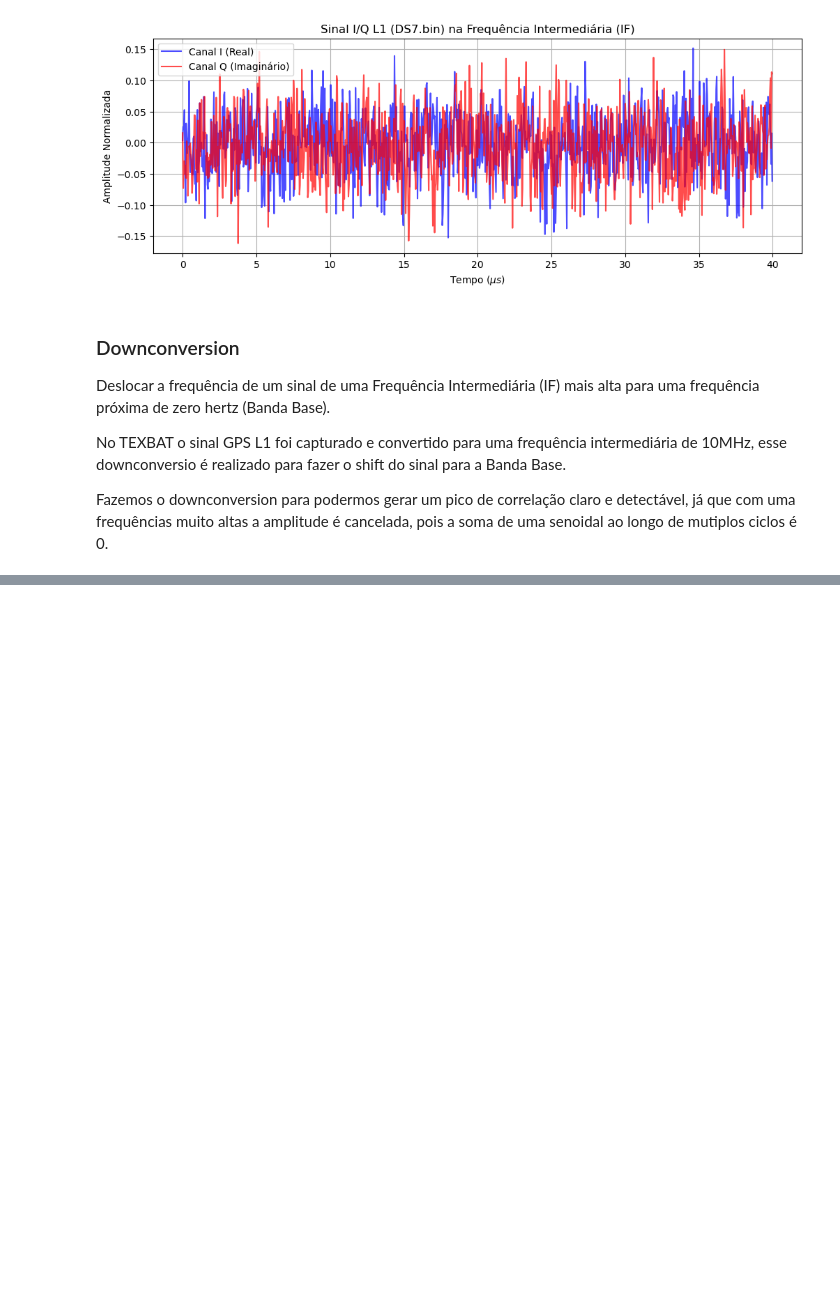
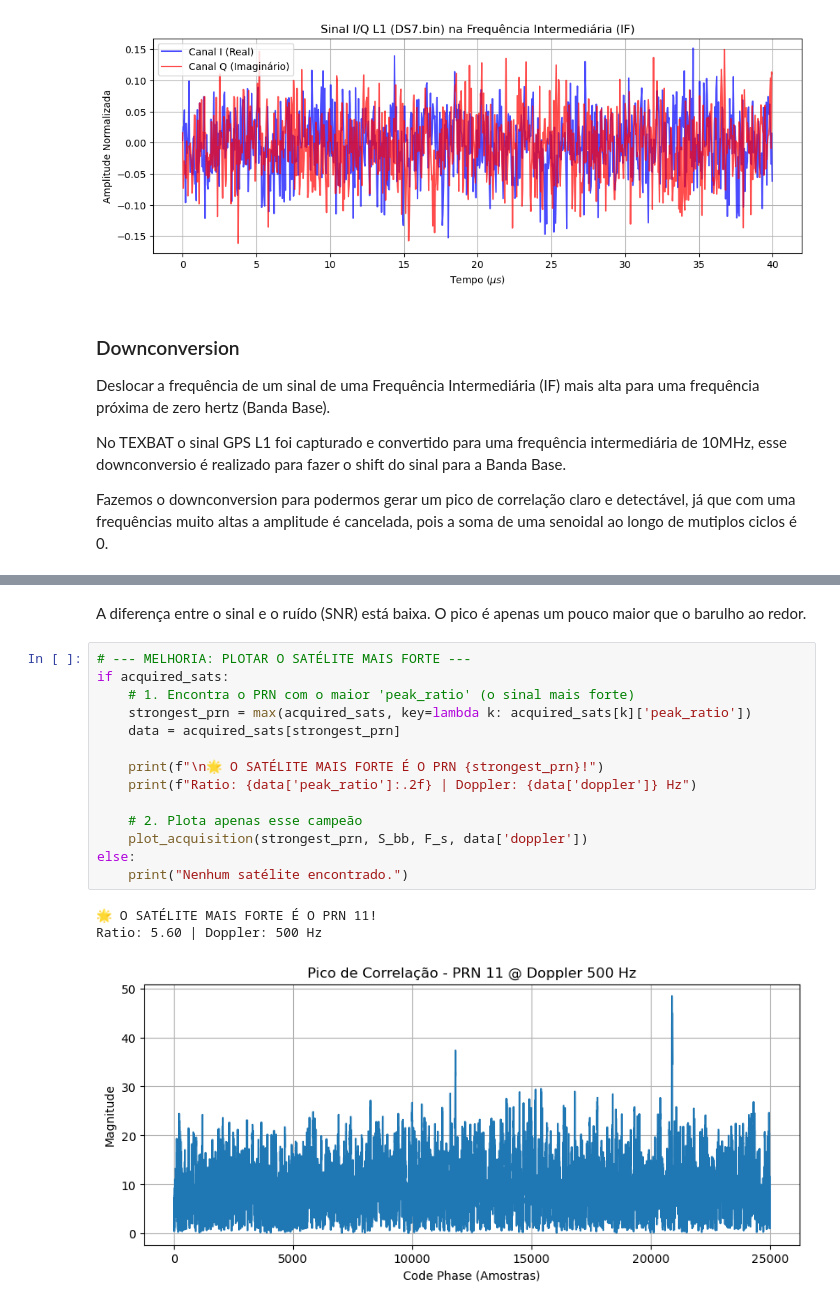
Before and after one commit to bytewice/sinais-projeto, a Jupyter notebook: projeto-sinais.ipynb, the cells around one changed output, grey strips where cells are left out. Saved outputs shown, nothing was run; the diff lists cells and outputs as text; blank space fills up the shorter version.

```diff
--- a/projeto-sinais.ipynb
+++ b/projeto-sinais.ipynb
@@ -182,0 +497,20 @@ plt.show()
+# %% [markdown]
+A diferença entre o sinal e o ruído (SNR) está baixa. O pico é apenas um pouco maior que o barulho ao redor.
+# %%
+# --- MELHORIA: PLOTAR O SATÉLITE MAIS FORTE ---
+if acquired_sats:
+    # 1. Encontra o PRN com o maior 'peak_ratio' (o sinal mais forte)
+    strongest_prn = max(acquired_sats, key=lambda k: acquired_sats[k]['peak_ratio'])
+    data = acquired_sats[strongest_prn]
+
+    print(f"\n🌟 O SATÉLITE MAIS FORTE É O PRN {strongest_prn}!")
+    print(f"Ratio: {data['peak_ratio']:.2f} | Doppler: {data['doppler']} Hz")
+
+    # 2. Plota apenas esse campeão
+    plot_acquisition(strongest_prn, S_bb, F_s, data['doppler'])
+else:
+    print("Nenhum satélite encontrado.")
+# %% [output]
+🌟 O SATÉLITE MAIS FORTE É O PRN 11!
+Ratio: 5.60 | Doppler: 500 Hz
+[figure, added]
```
Also changed, not shown: parts of 15 cells of this notebook.
